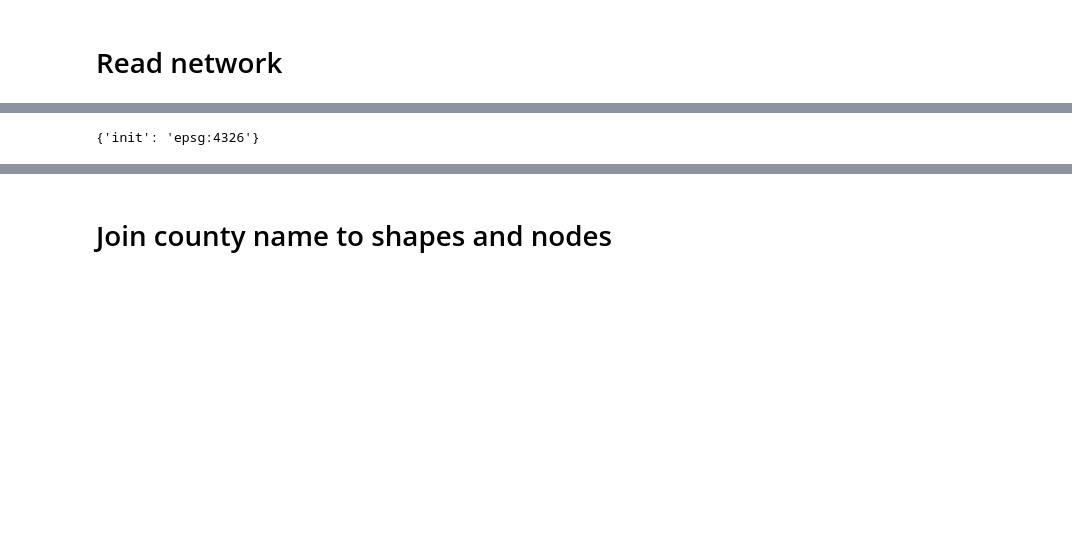
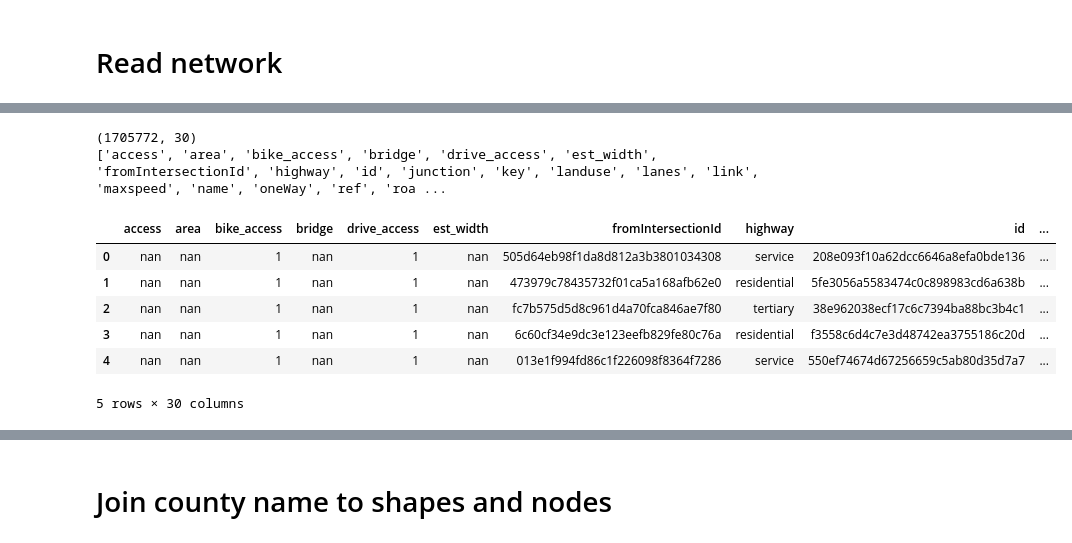
Before and after one commit to BayAreaMetro/travel-model-two-networks, a Jupyter notebook: notebooks/pipeline/step5_tidy_roadway.ipynb, the cells around one changed output, grey strips where cells are left out. Saved outputs shown, nothing was run; the diff lists cells and outputs as text; code cells hidden in the pictures; blank space fills up the shorter version.

```diff
--- a/notebooks/pipeline/step5_tidy_roadway.ipynb
+++ b/notebooks/pipeline/step5_tidy_roadway.ipynb
@@ -23,4 +49,19 @@ node_gdf = gpd.read_file(node_file)
 # %%
+%%time
 link_file = data_interim_dir + "step4_conflate_with_tomtom/" + "link.feather"
 
 link_df = pd.read_feather(link_file)
+
+print(link_df.shape)
+print(list(link_df))
+display(link_df.head())
+# %% [output]
+(1705772, 30)
+['access', 'area', 'bike_access', 'bridge', 'drive_access', 'est_width', 'fromIntersectionId', 'highway', 'id', 'junction', 'key', 'landuse', 'lanes', 'link', 'maxspeed', 'name', 'oneWay', 'ref', 'roa ...
+|  | access | area | bike_access | bridge | drive_access | est_width | fromIntersectionId | highway | id | ... |
+| 0 | nan | nan | 1 | nan | 1 | nan | 505d64eb98f1da8d812a3b3801034308 | service | 208e093f10a62dcc6646a8efa0bde136 | ... |
+| 1 | nan | nan | 1 | nan | 1 | nan | 473979c78435732f01ca5a168afb62e0 | residential | 5fe3056a5583474c0c898983cd6a638b | ... |
+| 2 | nan | nan | 1 | nan | 1 | nan | fc7b575d5d8c961d4a70fca846ae7f80 | tertiary | 38e962038ecf17c6c7394ba88bc3b4c1 | ... |
+| 3 | nan | nan | 1 | nan | 1 | nan | 6c60cf34e9dc3e123eefb829fe80c76a | residential | f3558c6d4c7e3d48742ea3755186c20d | ... |
+| 4 | nan | nan | 1 | nan | 1 | nan | 013e1f994fd86c1f226098f8364f7286 | service | 550ef74674d67256659c5ab80d35d7a7 | ... |
+5 rows × 30 columns
@@ -27,4 +68,0 @@ link_df = pd.read_feather(link_file)
-# %%
-shape_gdf.crs
-# %% [output]
-{'init': 'epsg:4326'}
```
Also changed, not shown: parts of 152 cells of this notebook.
